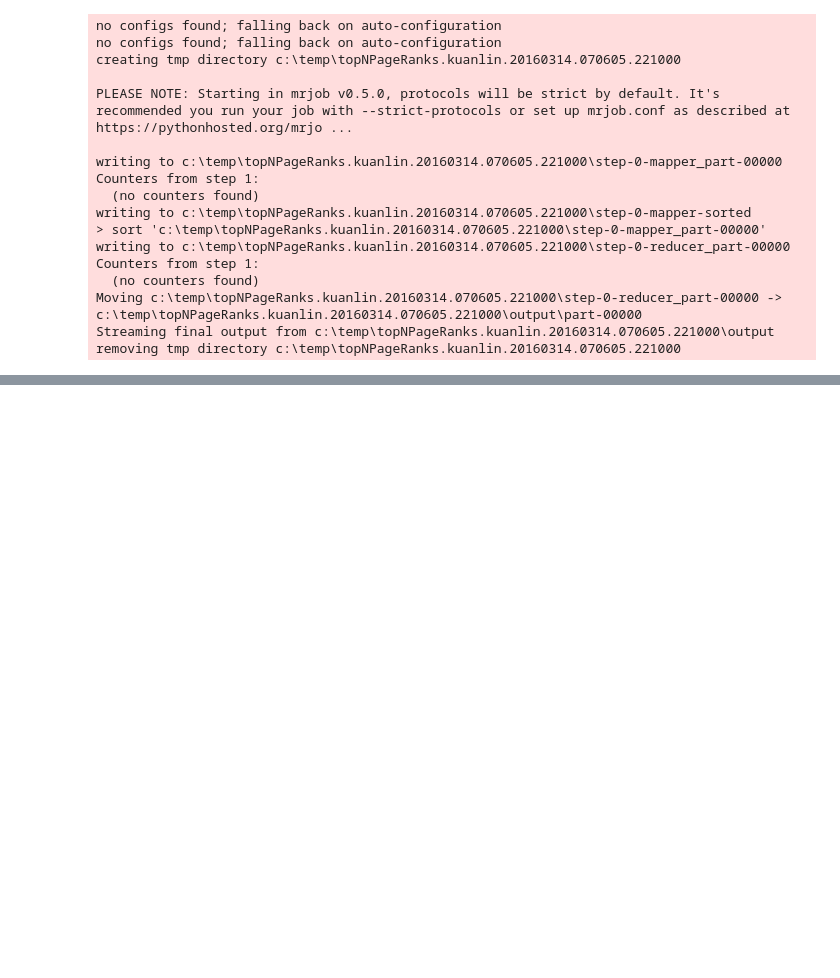
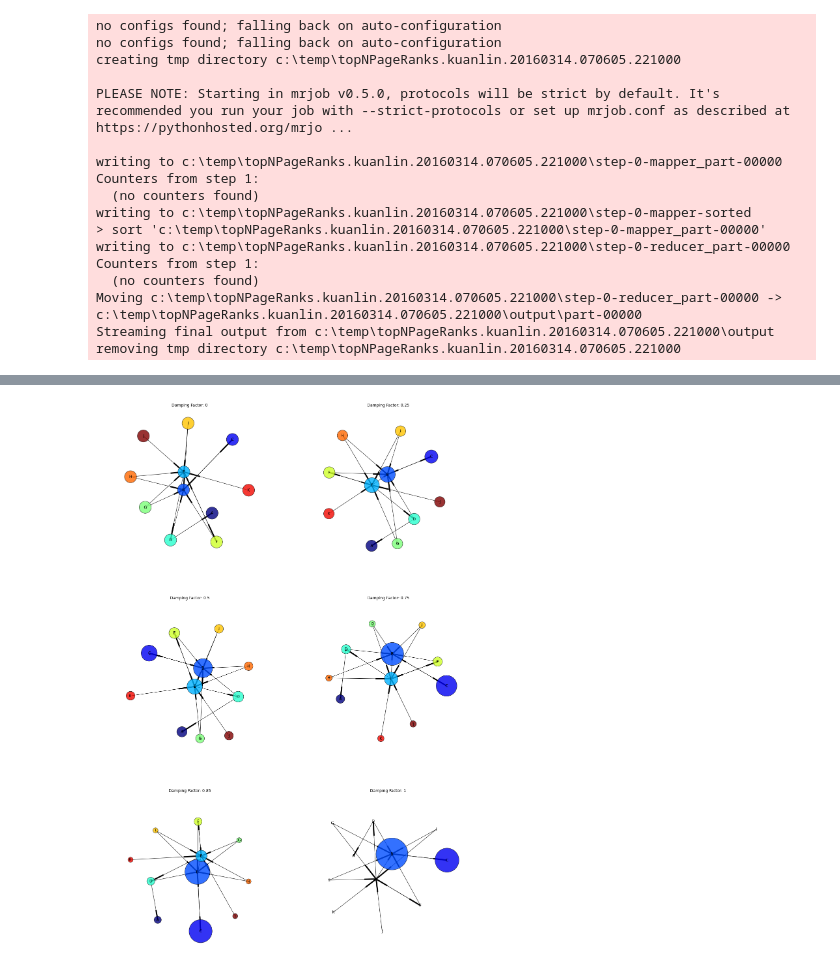
Before and after one commit to venamax/MIDS-W261, a Jupyter notebook: MIDS-W261-2016_HWK9-Week09-Team5.ipynb, the cells around one changed output, grey strips where cells are left out. Saved outputs shown, nothing was run; the diff lists cells and outputs as text; code cells hidden in the pictures; blank space fills up the shorter version.

```diff
--- a/MIDS-W261-2016_HWK9-Week09-Team5.ipynb
+++ b/MIDS-W261-2016_HWK9-Week09-Team5.ipynb
@@ -346,0 +466,44 @@ removing tmp directory c:\temp\topNPageRanks.kuanlin.20160314.070605.221000
+# %%
+# Make bunch of network plots
+%matplotlib inline
+import networkx as nx
+import matplotlib.pyplot as plt
+import os
+
+plt.figure(figsize=(20, 30))
+
+def parseGraph(input_file):
+    DG=nx.DiGraph()
+    for line in open(input_file, 'r'):
+        lineArr = line.strip().split('\t')
+        nodeId = lineArr[0].replace('"', '')
+        nodeData = eval(lineArr[1])
+        outlinks = nodeData[0]
+        rankVal = nodeData[1]
+        DG.add_node(nodeId, rank=rankVal)
+        for outNode in outlinks:
+            DG.add_edge(nodeId, outNode.replace('"', ''))
+    return DG
+
+d_factors = [0,0.25,0.5,0.75, 0.85, 1]
+#input_files = [os.path.join('VaryingDampingFactors', str(d), 'iterfinal', 'part-00000')  for d in d_factors]
+for j,df in enumerate(d_factors):
+    plt.subplot(3, 2, j+1)
+    DG = parseGraph(os.path.join('VaryingDampingFactors', str(df), 'iterfinal', 'part-00000'))
+
+    try:
+        pos=nx.graphviz_layout(DG)
+    except:
+        pos=nx.spring_layout(DG,iterations=20)
+
+    nx.draw_networkx_nodes(DG, pos, node_size=[d[1]['rank']*15000 for d in DG.nodes(data=True)],
+                           cmap=plt.get_cmap('jet'), node_color=[i for i,d in enumerate(DG.nodes())],
+                           alpha=0.8)
+    nx.draw_networkx_edges(DG, pos)
+    nx.draw_networkx_labels(DG,pos,fontsize=14)
+    plt.axis('off')
+    plt.title("Damping Factor: %s"%df)
+
+plt.show()
+# %% [output]
+[figure, added]
```
Also changed, not shown: parts of 33 cells of this notebook.
